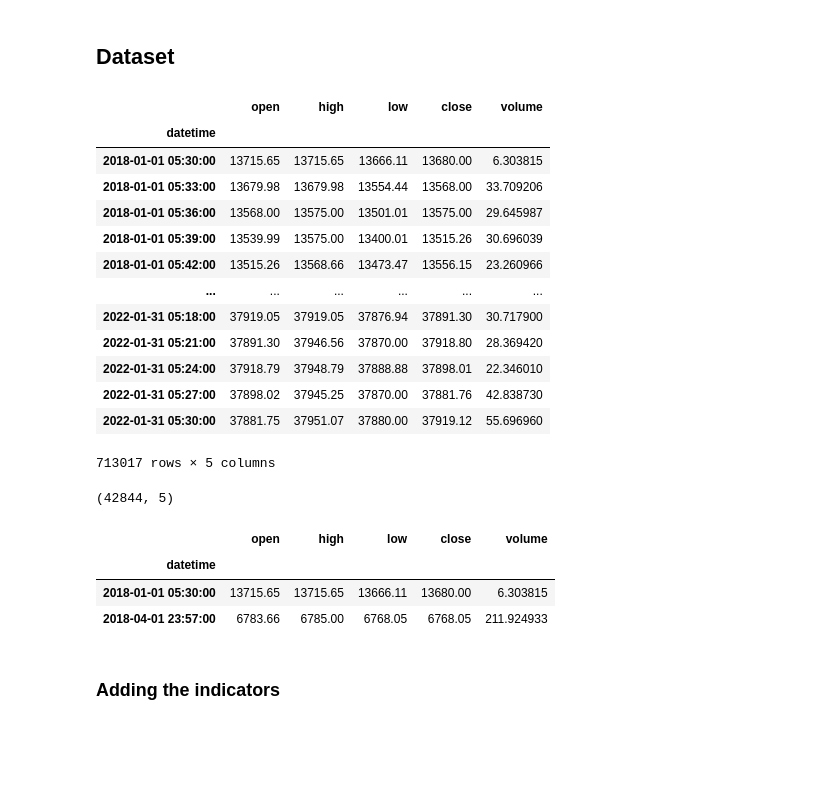
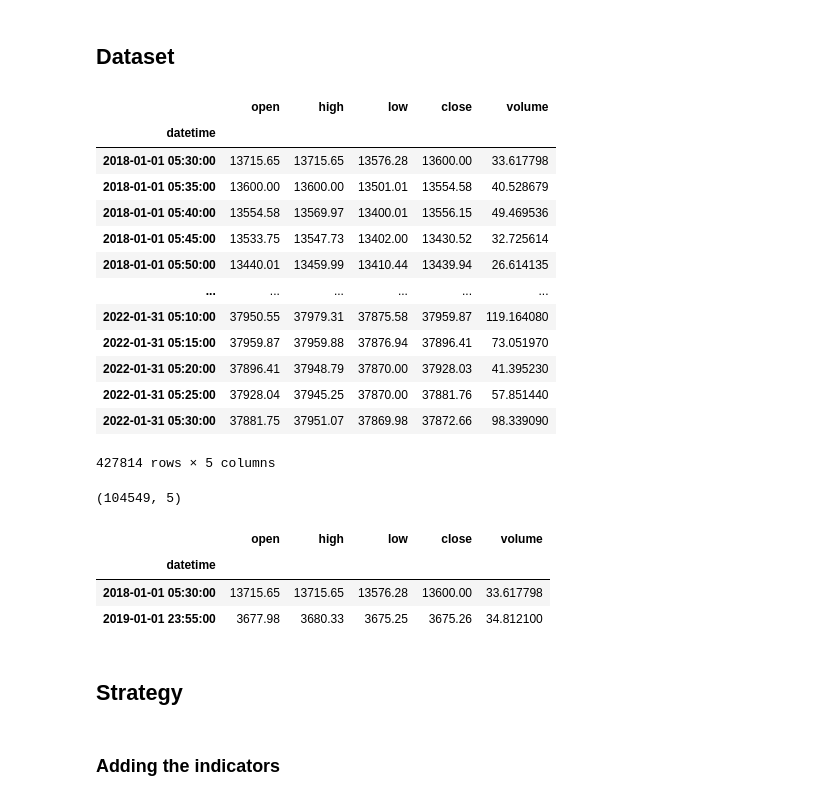
Before and after one commit to AI-ApeX-DeV/DTG, a Jupyter notebook: strategy.ipynb, the cells around one changed output. Cells and saved outputs as stored; diff of their text form; code cells hidden in the pictures; blank space fills up the shorter version.

```diff
--- a/strategy.ipynb
+++ b/strategy.ipynb
@@ -8,38 +8,38 @@ import matplotlib.pyplot as plt
 # %% [markdown]
 ## Dataset
 # %%
-df_3m = pd.read_csv('datasets/btc_3m.csv')
+df_3m = pd.read_csv('datasets/btc_5m.csv')
 df_3m['datetime'] = pd.to_datetime(df_3m['datetime'])
 df_3m.set_index('datetime', inplace=True)
 df_3m
 # %% [output]
 |  | open | high | low | close | volume |
 | datetime |  |  |  |  |  |
-| 2018-01-01 05:30:00 | 13715.65 | 13715.65 | 13666.11 | 13680.00 | 6.303815 |
-| 2018-01-01 05:33:00 | 13679.98 | 13679.98 | 13554.44 | 13568.00 | 33.709206 |
-| 2018-01-01 05:36:00 | 13568.00 | 13575.00 | 13501.01 | 13575.00 | 29.645987 |
-| 2018-01-01 05:39:00 | 13539.99 | 13575.00 | 13400.01 | 13515.26 | 30.696039 |
-| 2018-01-01 05:42:00 | 13515.26 | 13568.66 | 13473.47 | 13556.15 | 23.260966 |
+| 2018-01-01 05:30:00 | 13715.65 | 13715.65 | 13576.28 | 13600.00 | 33.617798 |
+| 2018-01-01 05:35:00 | 13600.00 | 13600.00 | 13501.01 | 13554.58 | 40.528679 |
+| 2018-01-01 05:40:00 | 13554.58 | 13569.97 | 13400.01 | 13556.15 | 49.469536 |
+| 2018-01-01 05:45:00 | 13533.75 | 13547.73 | 13402.00 | 13430.52 | 32.725614 |
+| 2018-01-01 05:50:00 | 13440.01 | 13459.99 | 13410.44 | 13439.94 | 26.614135 |
 | ... | ... | ... | ... | ... | ... |
-| 2022-01-31 05:18:00 | 37919.05 | 37919.05 | 37876.94 | 37891.30 | 30.717900 |
-| 2022-01-31 05:21:00 | 37891.30 | 37946.56 | 37870.00 | 37918.80 | 28.369420 |
-| 2022-01-31 05:24:00 | 37918.79 | 37948.79 | 37888.88 | 37898.01 | 22.346010 |
-| 2022-01-31 05:27:00 | 37898.02 | 37945.25 | 37870.00 | 37881.76 | 42.838730 |
-| 2022-01-31 05:30:00 | 37881.75 | 37951.07 | 37880.00 | 37919.12 | 55.696960 |
+| 2022-01-31 05:10:00 | 37950.55 | 37979.31 | 37875.58 | 37959.87 | 119.164080 |
+| 2022-01-31 05:15:00 | 37959.87 | 37959.88 | 37876.94 | 37896.41 | 73.051970 |
+| 2022-01-31 05:20:00 | 37896.41 | 37948.79 | 37870.00 | 37928.03 | 41.395230 |
+| 2022-01-31 05:25:00 | 37928.04 | 37945.25 | 37870.00 | 37881.76 | 57.851440 |
+| 2022-01-31 05:30:00 | 37881.75 | 37951.07 | 37869.98 | 37872.66 | 98.339090 |
-713017 rows × 5 columns
+427814 rows × 5 columns
 # %%
 def filter_df(df, start_date, end_date):
     subset_df = df.loc[start_date:end_date]
     return subset_df
 
 start_date = '2018-01-01'
-end_date = '2018-4-01'
+end_date = '2019-01-01'
 filtetred_df_3m = filter_df(df_3m, start_date, end_date)
 print(filtetred_df_3m.shape)
 filtetred_df_3m.iloc[[0,-1],:]
 # %% [output]
-(42844, 5)
+(104549, 5)
 |  | open | high | low | close | volume |
 | datetime |  |  |  |  |  |
-| 2018-01-01 05:30:00 | 13715.65 | 13715.65 | 13666.11 | 13680.00 | 6.303815 |
-| 2018-04-01 23:57:00 | 6783.66 | 6785.00 | 6768.05 | 6768.05 | 211.924933 |
+| 2018-01-01 05:30:00 | 13715.65 | 13715.65 | 13576.28 | 13600.00 | 33.617798 |
+| 2019-01-01 23:55:00 | 3677.98 | 3680.33 | 3675.25 | 3675.26 | 34.812100 |
@@ -69,3 +67,5 @@ plot_candlestick_chart(df_3m)
+# %% [markdown]
+## Strategy
 # %% [markdown]
 ### Adding the indicators
 # %%
```
Also changed, not shown: parts of 15 cells of this notebook.
